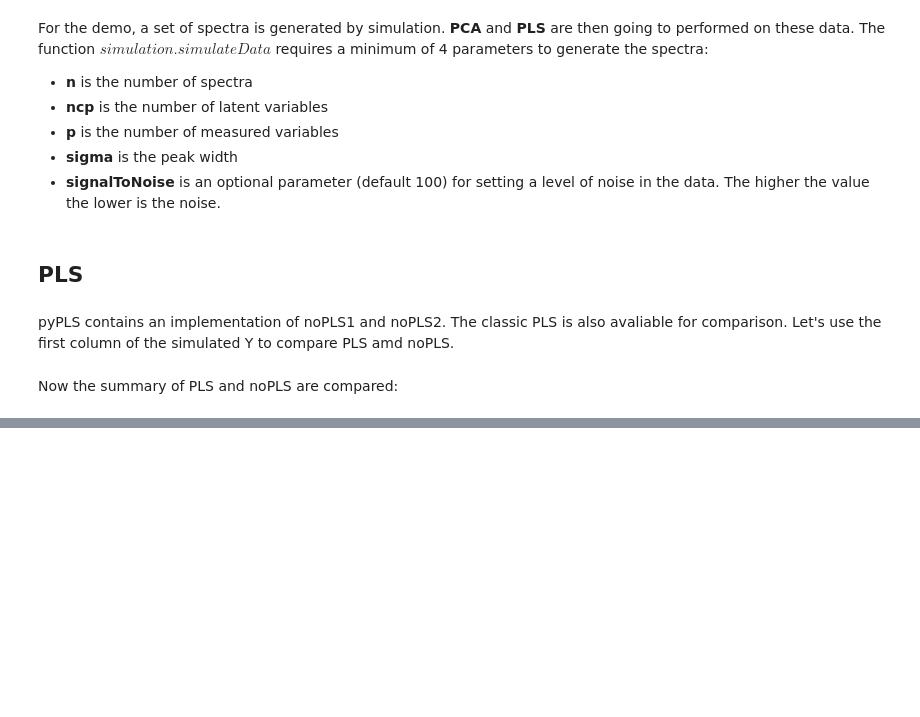
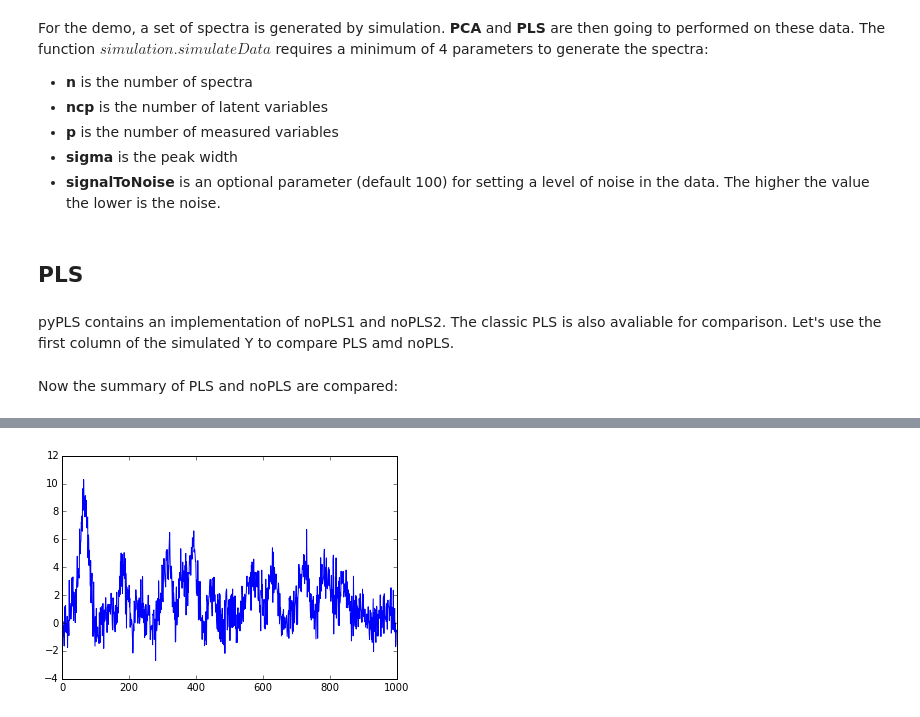
Before and after one commit to ocloarec/pyPLS, a Jupyter notebook: notebooks/pyPLS-Demo.ipynb, the cells around one changed output, grey strips where cells are left out. Saved outputs shown, nothing was run; the diff lists cells and outputs as text; code cells hidden in the pictures; blank space fills up the shorter version.

```diff
--- a/notebooks/pyPLS-Demo.ipynb
+++ b/notebooks/pyPLS-Demo.ipynb
@@ -65,0 +179,8 @@ Cumulative Q2Y: -5.109
+# %%
+# plt.plot(np.arange(0,1000), X[0,:])
+i = 0
+for i in np.arange(1):
+    plt.plot(np.arange(0,1000), Xr[i,:])
+plt.show()
+# %% [output]
+[figure, added]
```
Also changed, not shown: parts of 27 cells of this notebook, 4 other files.
